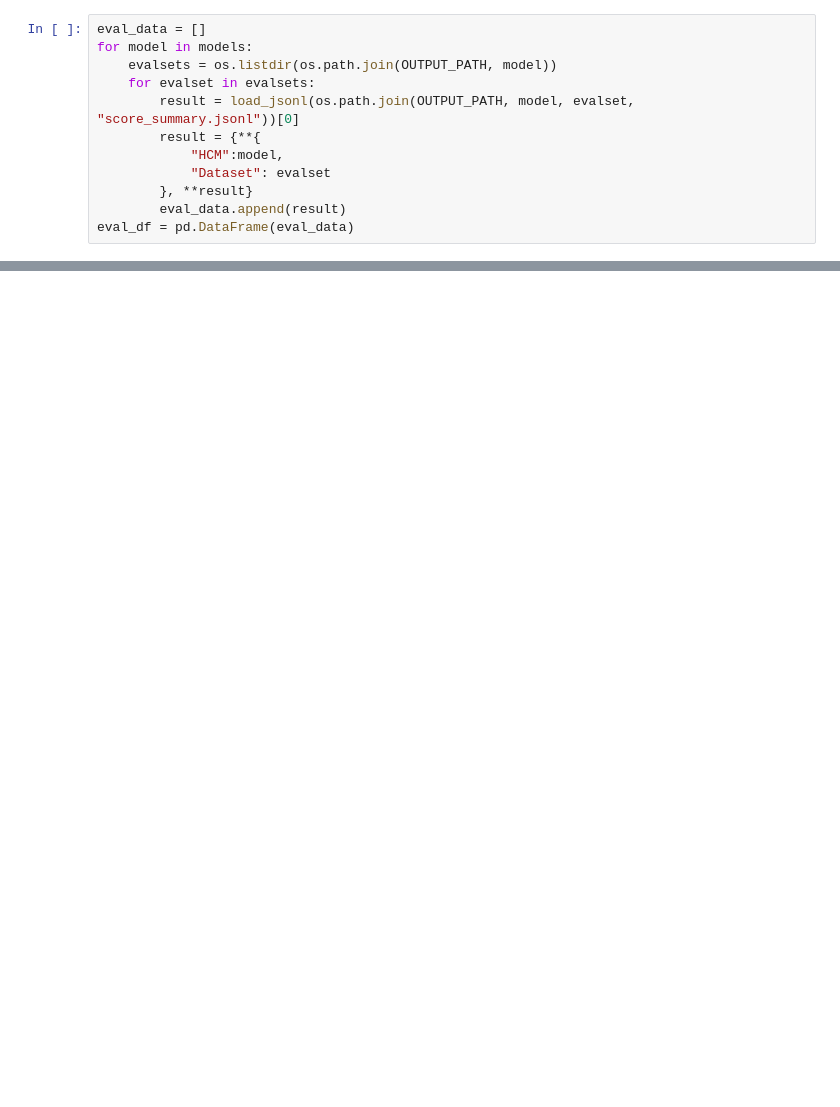
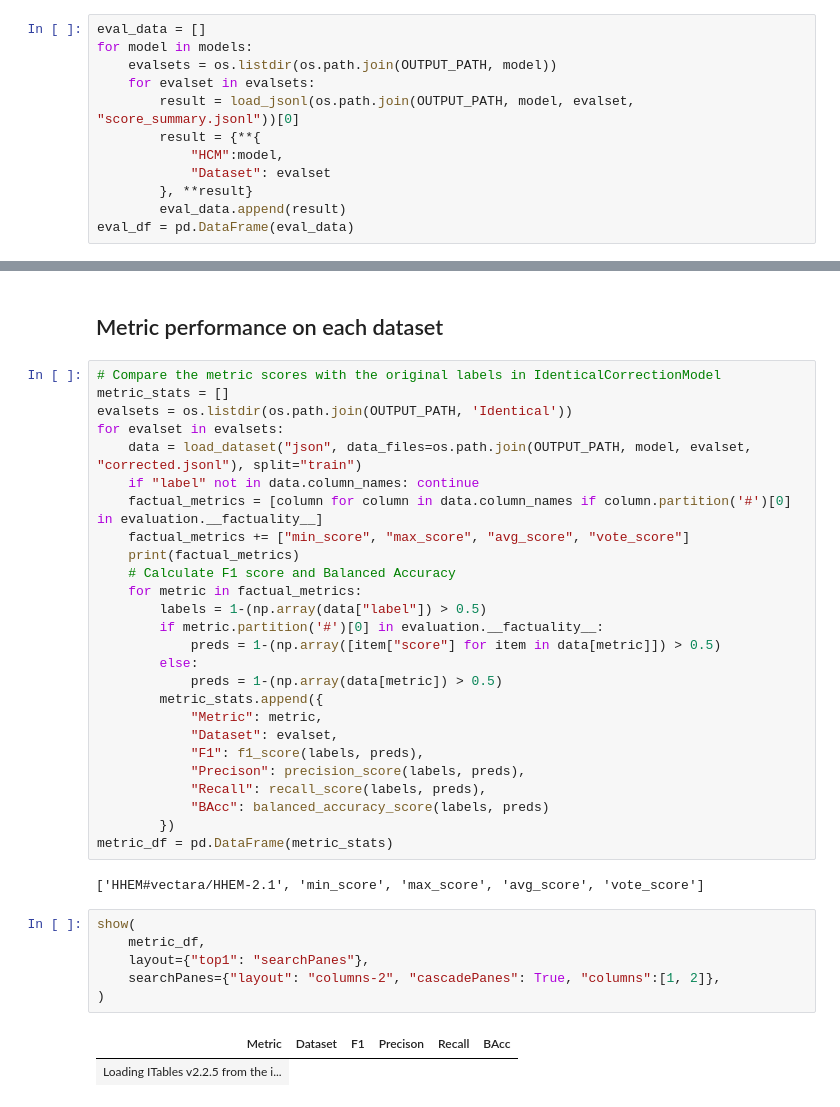
Before and after one commit to vectara/HCMBench, a Jupyter notebook: display_results.ipynb, the cells around one changed output, grey strips where cells are left out. Drawn from its saved outputs; the diff is of its cells as text; blank space fills up the shorter version.

Commit message:
add metric statistics

```diff
--- a/display_results.ipynb
+++ b/display_results.ipynb
@@ -54,3 +42,42 @@ show(
 # %% [output]
 | HCM | Dataset | Rouge#rougeL | HHEM#vectara/HHEM-2.1 | min_score | max_score | avg_score | vote_score |
 | Loading ITables v2.2.5 from the i... |
+# %% [markdown]
+## Metric performance on each dataset
+# %%
+# Compare the metric scores with the original labels in IdenticalCorrectionModel
+metric_stats = []
+evalsets = os.listdir(os.path.join(OUTPUT_PATH, 'Identical'))
+for evalset in evalsets:
+    data = load_dataset("json", data_files=os.path.join(OUTPUT_PATH, model, evalset, "corrected.jsonl"), split="train")
+    if "label" not in data.column_names: continue
+    factual_metrics = [column for column in data.column_names if column.partition('#')[0] in evaluation.__factuality__]
+    factual_metrics += ["min_score", "max_score", "avg_score", "vote_score"]
+    print(factual_metrics)
+    # Calculate F1 score and Balanced Accuracy
+    for metric in factual_metrics:
+        labels = 1-(np.array(data["label"]) > 0.5)
+        if metric.partition('#')[0] in evaluation.__factuality__:
+            preds = 1-(np.array([item["score"] for item in data[metric]]) > 0.5)
+        else:
+            preds = 1-(np.array(data[metric]) > 0.5)
+        metric_stats.append({
+            "Metric": metric,
+            "Dataset": evalset,
+            "F1": f1_score(labels, preds),
+            "Precison": precision_score(labels, preds),
+            "Recall": recall_score(labels, preds),
+            "BAcc": balanced_accuracy_score(labels, preds)
+        })
+metric_df = pd.DataFrame(metric_stats)
+# %% [output]
+['HHEM#vectara/HHEM-2.1', 'min_score', 'max_score', 'avg_score', 'vote_score']
+# %%
+show(
+    metric_df,
+    layout={"top1": "searchPanes"},
+    searchPanes={"layout": "columns-2", "cascadePanes": True, "columns":[1, 2]},
+)
+# %% [output]
+| Metric | Dataset | F1 | Precison | Recall | BAcc |
+| Loading ITables v2.2.5 from the i... |
```
Also changed, not shown: parts of 4 cells of this notebook, 7 other files.
